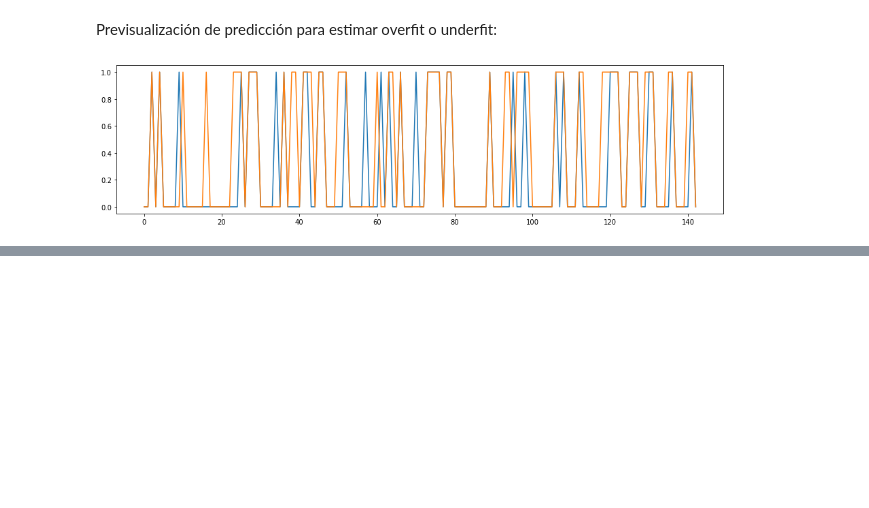
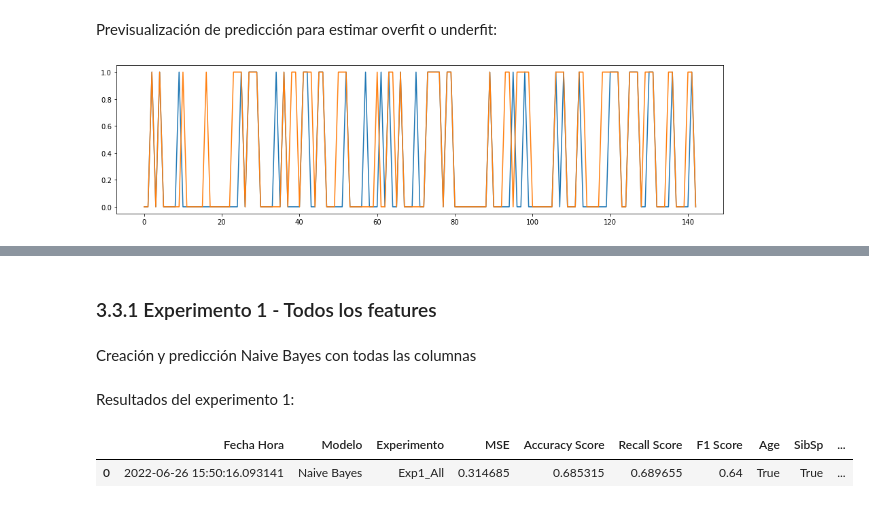
Before and after one commit to josedalvik/datascience_stlearning1_proyecto, a Jupyter notebook: Parte1-Entrenamiento.ipynb, the cells around one changed output, grey strips where cells are left out. Cells and saved outputs as stored; diff of their text form; code cells hidden in the pictures; blank space fills up the shorter version.

```diff
--- a/Parte1-Entrenamiento.ipynb
+++ b/Parte1-Entrenamiento.ipynb
@@ -736,0 +758,4 @@ Función para crear el modelo Naive Bayes
+# %% [markdown]
+### 3.3.1 Experimento 1 - Todos los features
+# %% [markdown]
+Creación y predicción Naive Bayes con todas las columnas
@@ -736,0 +768,10 @@ Función para crear el modelo Naive Bayes
+# %% [markdown]
+Resultados del experimento 1:
+# %%
+ENB_modelo_nombre = "Naive Bayes"
+ENB_cadena = "Exp1_All"
+ENB_metricas_evaluacion = E_guardar_metricas(ENB_prediccion, E_validation_target, ENB_cadena, ENB_columnas, ENB_modelo_nombre)
+ENB_metricas_evaluacion
+# %% [output]
+|  | Fecha Hora | Modelo | Experimento | MSE | Accuracy Score | Recall Score | F1 Score | Age | SibSp | ... |
+| 0 | 2022-06-26 15:50:16.093141 | Naive Bayes | Exp1_All | 0.314685 | 0.685315 | 0.689655 | 0.64 | True | True | ... |
```
Also changed, not shown: parts of 53 cells of this notebook, 1 other file.
